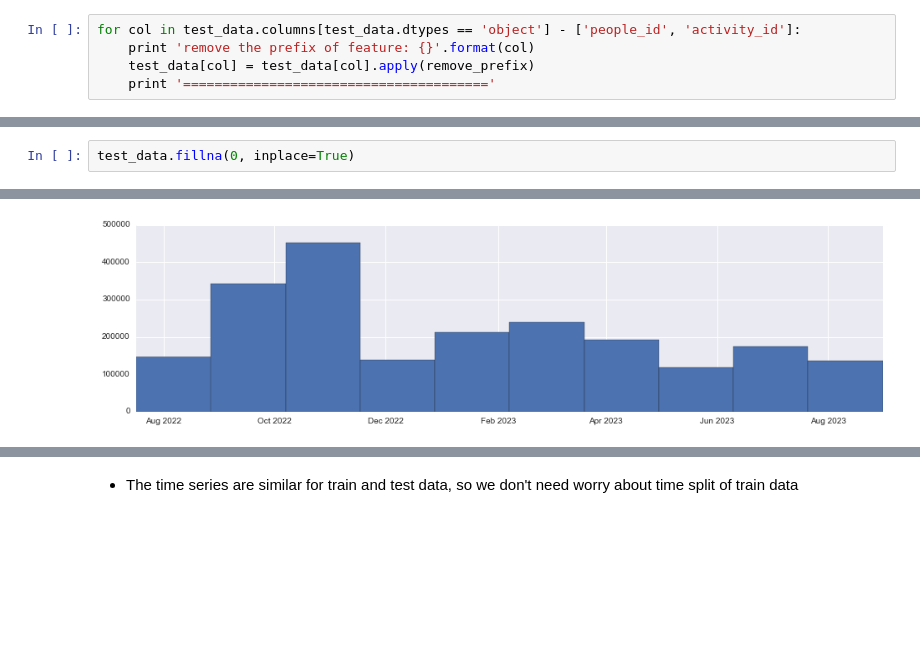
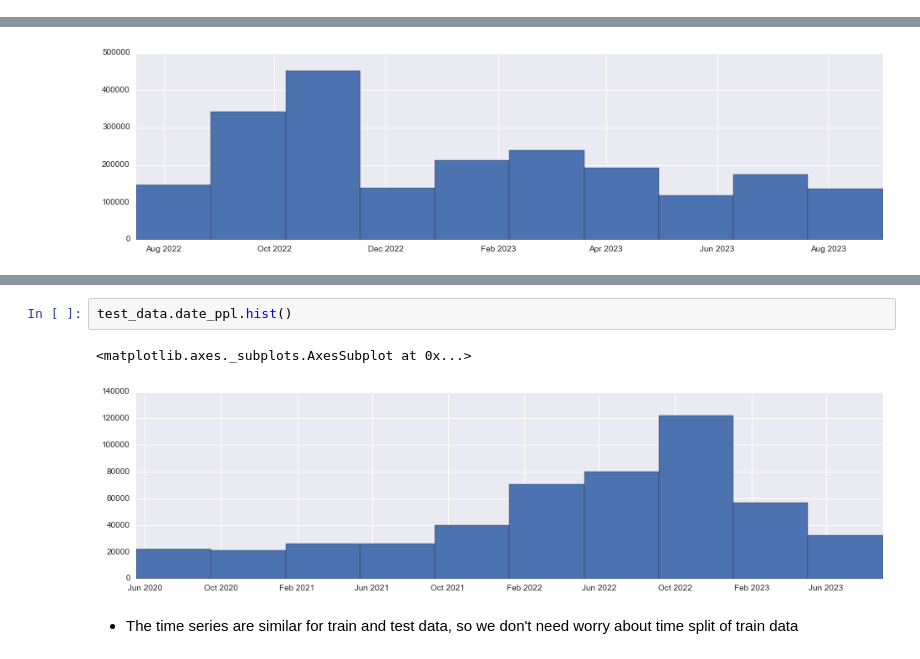
Before and after one commit to ibowen/Machine-Learning-Engineer-Nanodegree, a Jupyter notebook: capstone/redhat_customer_potential_benchmark.ipynb, the cells around one changed output, grey strips where cells are left out. Saved outputs shown, nothing was run; the diff lists cells and outputs as text; blank space fills up the shorter version.

```diff
--- a/capstone/redhat_customer_potential_benchmark.ipynb
+++ b/capstone/redhat_customer_potential_benchmark.ipynb
@@ -60,5 +50,0 @@ def remove_prefix(char):
-# %%
-for col in test_data.columns[test_data.dtypes == 'object'] - ['people_id', 'activity_id']:
-    print 'remove the prefix of feature: {}'.format(col)
-    test_data[col] = test_data[col].apply(remove_prefix)
-    print '======================================='
@@ -85,5 +51,3 @@ remove the prefix of feature: char_9
-# %%
-test_data.fillna(0, inplace=True)
 # %%
 pd.isnull(test_data).sum()
 # %% [output]
@@ -117,3 +90,8 @@ test_data.date.hist()
+# %%
+test_data.date_ppl.hist()
+# %% [output]
+<matplotlib.axes._subplots.AxesSubplot at 0x...>
+[figure, added]
 # %% [markdown]
 - The time series are similar for train and test data, so we don't need worry about time split of train data
 # %% [markdown]
```
Also changed, not shown: parts of 16 cells of this notebook, 3 other files.
